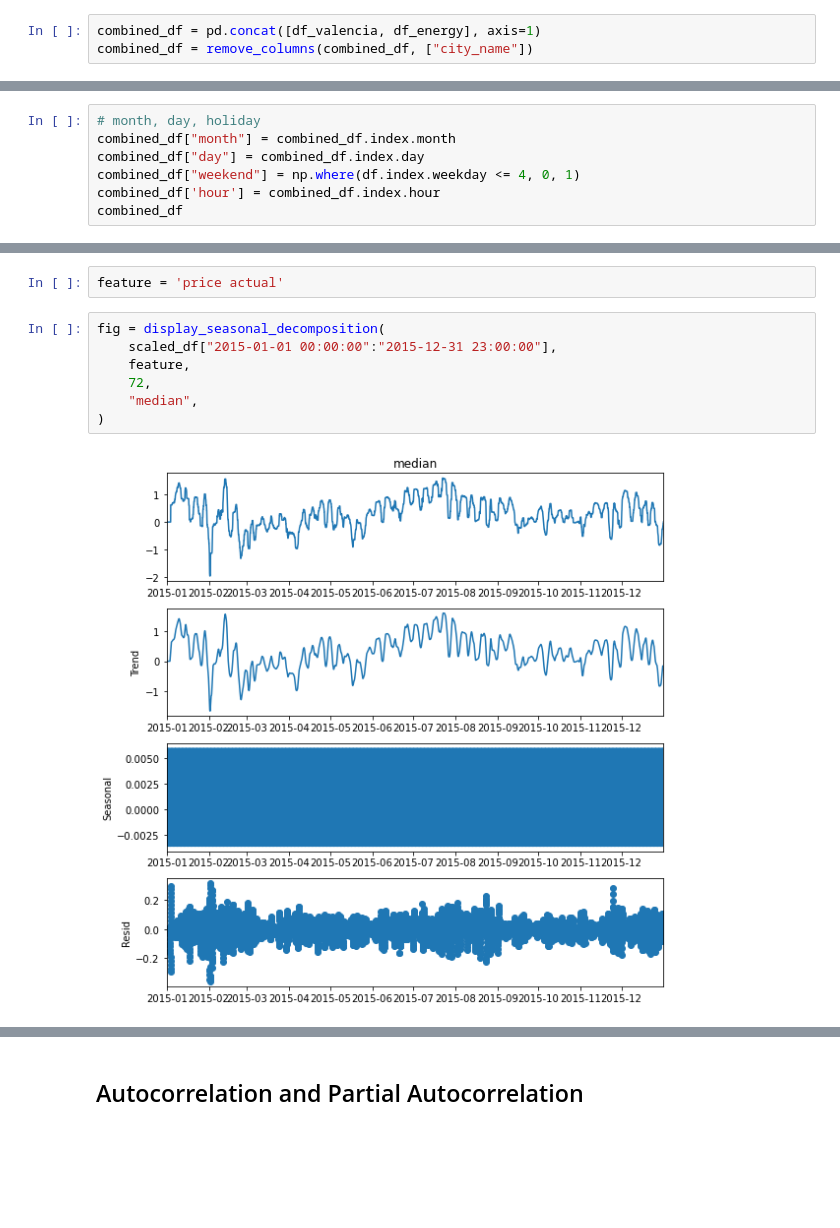
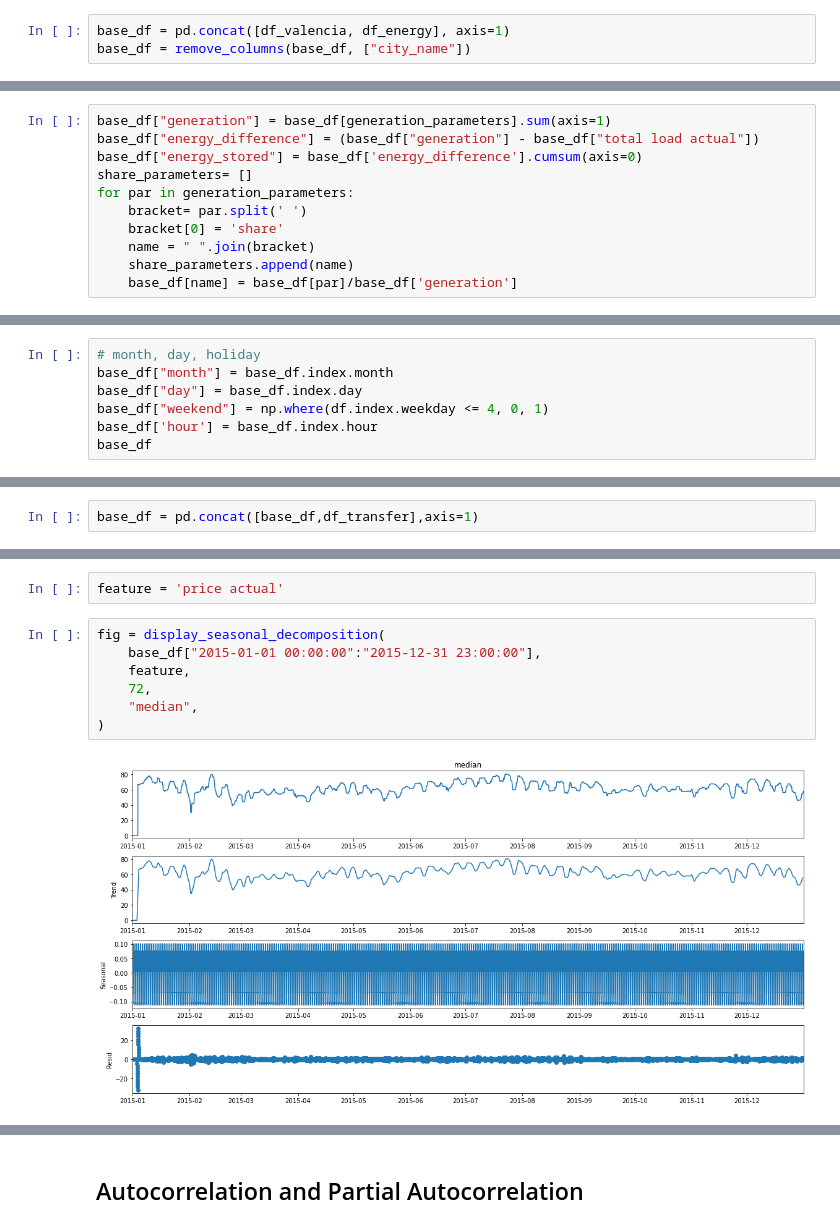
Before and after one commit to Kealtor/Data-Driven-Engineering, a Jupyter notebook: DDE_MachineLearning_Project/01_dde_pp.ipynb, the cells around one changed output, grey strips where cells are left out. Saved outputs shown, nothing was run; the diff lists cells and outputs as text; blank space fills up the shorter version.

```diff
--- a/DDE_MachineLearning_Project/01_dde_pp.ipynb
+++ b/DDE_MachineLearning_Project/01_dde_pp.ipynb
@@ -451,5 +533,5 @@ Length of the Seville DataFrame:  35064
 # %% [markdown]
 # Feature Engineering
 # %%
-combined_df = pd.concat([df_valencia, df_energy], axis=1)
-combined_df = remove_columns(combined_df, ["city_name"])
+base_df = pd.concat([df_valencia, df_energy], axis=1)
+base_df = remove_columns(base_df, ["city_name"])
@@ -726,0 +756,11 @@ combined_df["energy_stored"] = combined_df['energy_difference'].cumsum(axis=0)
+# %%
+base_df["generation"] = base_df[generation_parameters].sum(axis=1)
+base_df["energy_difference"] = (base_df["generation"] - base_df["total load actual"])
+base_df["energy_stored"] = base_df['energy_difference'].cumsum(axis=0)
+share_parameters= []
+for par in generation_parameters:
+    bracket= par.split(' ')
+    bracket[0] = 'share'
+    name = " ".join(bracket)
+    share_parameters.append(name)
+    base_df[name] = base_df[par]/base_df['generation']
@@ -728,11 +853,11 @@ combined_df["energy_stored"] = combined_df['energy_difference'].cumsum(axis=0)
 ## Time Feature Extension
 # %%
 # month, day, holiday
-combined_df["month"] = combined_df.index.month
-combined_df["day"] = combined_df.index.day
-combined_df["weekend"] = np.where(df.index.weekday <= 4, 0, 1)
-combined_df['hour'] = combined_df.index.hour
-combined_df
+base_df["month"] = base_df.index.month
+base_df["day"] = base_df.index.day
+base_df["weekend"] = np.where(df.index.weekday <= 4, 0, 1)
+base_df['hour'] = base_df.index.hour
+base_df
 # %% [output]
 |  | temp | pressure | humidity | wind_speed | wind_deg | generation biomass | generation fossil brown coal/lignite | ... |
 | 2015-01-01 00:00:00+01:00 | -2.675 | 1001.0 | 77 | 1.0 | 62 | 447.0 | 329.0 | ... |
@@ -749,0 +879,2 @@ combined_df
+# %%
+base_df = pd.concat([base_df,df_transfer],axis=1)
@@ -900,12 +1033,12 @@ hour
 feature = 'price actual'
 # %%
 fig = display_seasonal_decomposition(
-    scaled_df["2015-01-01 00:00:00":"2015-12-31 23:00:00"],
+    base_df["2015-01-01 00:00:00":"2015-12-31 23:00:00"],
     feature,
     72,
     "median",
 )
 # %% [output]
-[figure, old version]
+[figure, new version]
 # %%
 fig = display_seasonal_decomposition(
```
Also changed, not shown: parts of 61 cells of this notebook, 45 other files.
